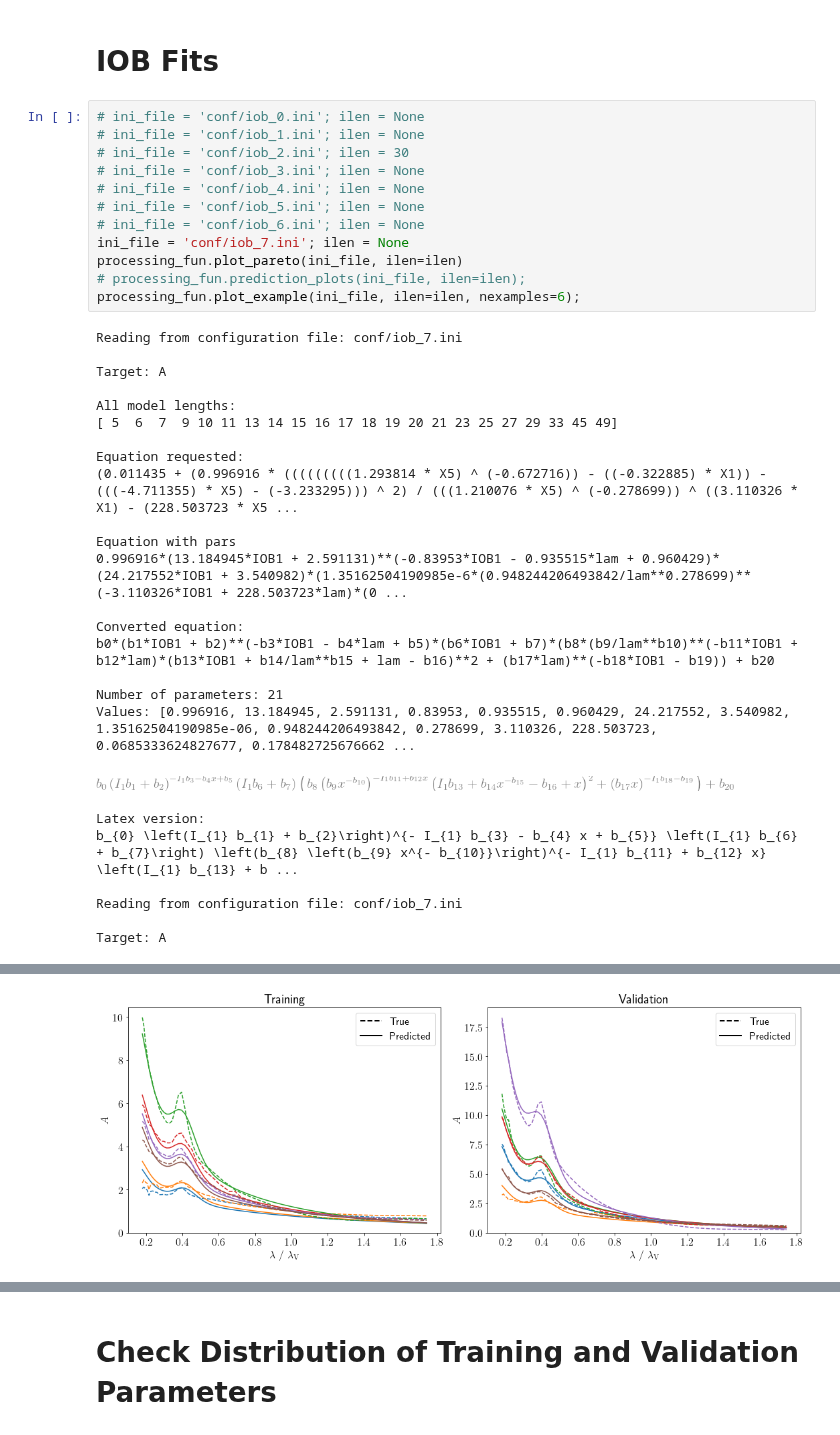
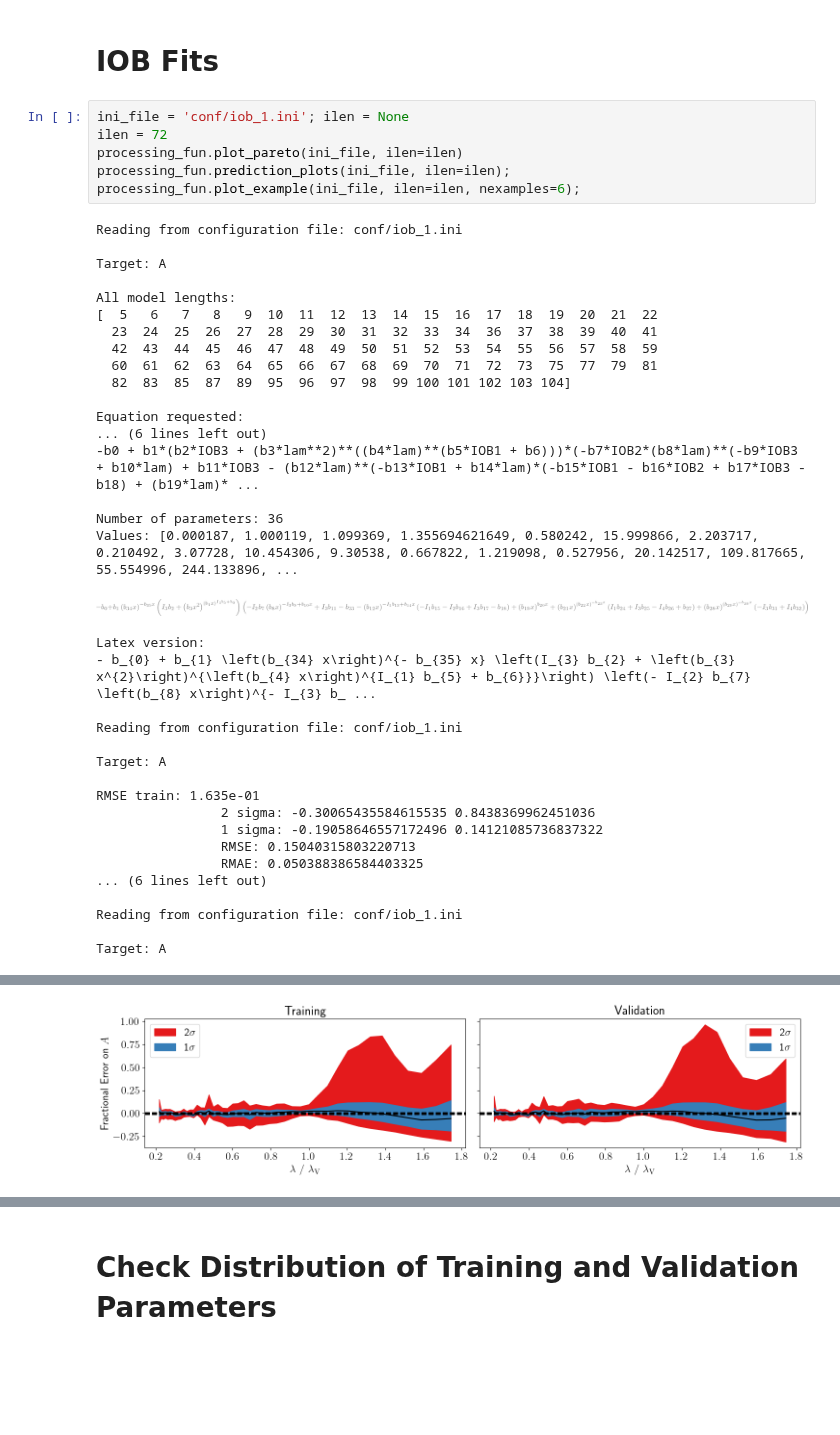
Before and after one commit to maho3/iob-attenuation, a Jupyter notebook: symbolic_regression/Results.ipynb, the cells around one changed output, grey strips where cells are left out. Cells and saved outputs as stored; diff of their text form; blank space fills up the shorter version.

```diff
--- a/symbolic_regression/Results.ipynb
+++ b/symbolic_regression/Results.ipynb
@@ -9,40 +9,44 @@ import numpy as np
 # %% [markdown]
 # IOB Fits
 # %%
-# ini_file = 'conf/iob_0.ini'; ilen = None
-# ini_file = 'conf/iob_1.ini'; ilen = None
-# ini_file = 'conf/iob_2.ini'; ilen = 30
-# ini_file = 'conf/iob_3.ini'; ilen = None
-# ini_file = 'conf/iob_4.ini'; ilen = None
-# ini_file = 'conf/iob_5.ini'; ilen = None
-# ini_file = 'conf/iob_6.ini'; ilen = None
-ini_file = 'conf/iob_7.ini'; ilen = None
+ini_file = 'conf/iob_1.ini'; ilen = None
+ilen = 72
 processing_fun.plot_pareto(ini_file, ilen=ilen)
-# processing_fun.prediction_plots(ini_file, ilen=ilen);
+processing_fun.prediction_plots(ini_file, ilen=ilen);
 processing_fun.plot_example(ini_file, ilen=ilen, nexamples=6);
 # %% [output]
-Reading from configuration file: conf/iob_7.ini
+Reading from configuration file: conf/iob_1.ini
 
 Target: A
 
 All model lengths:
-[ 5  6  7  9 10 11 13 14 15 16 17 18 19 20 21 23 25 27 29 33 45 49]
+[  5   6   7   8   9  10  11  12  13  14  15  16  17  18  19  20  21  22
+  23  24  25  26  27  28  29  30  31  32  33  34  36  37  38  39  40  41
+  42  43  44  45  46  47  48  49  50  51  52  53  54  55  56  57  58  59
+  60  61  62  63  64  65  66  67  68  69  70  71  72  73  75  77  79  81
+  82  83  85  87  89  95  96  97  98  99 100 101 102 103 104]
 
 Equation requested:
-(0.011435 + (0.996916 * (((((((((1.293814 * X5) ^ (-0.672716)) - ((-0.322885) * X1)) - (((-4.711355) * X5) - (-3.233295))) ^ 2) / (((1.210076 * X5) ^ (-0.278699)) ^ ((3.110326 * X1) - (228.503723 * X5 ...
+... (6 lines left out)
+-b0 + b1*(b2*IOB3 + (b3*lam**2)**((b4*lam)**(b5*IOB1 + b6)))*(-b7*IOB2*(b8*lam)**(-b9*IOB3 + b10*lam) + b11*IOB3 - (b12*lam)**(-b13*IOB1 + b14*lam)*(-b15*IOB1 - b16*IOB2 + b17*IOB3 - b18) + (b19*lam)* ...
 
-Equation with pars
-0.996916*(13.184945*IOB1 + 2.591131)**(-0.83953*IOB1 - 0.935515*lam + 0.960429)*(24.217552*IOB1 + 3.540982)*(1.35162504190985e-6*(0.948244206493842/lam**0.278699)**(-3.110326*IOB1 + 228.503723*lam)*(0 ...
-
-Converted equation:
-b0*(b1*IOB1 + b2)**(-b3*IOB1 - b4*lam + b5)*(b6*IOB1 + b7)*(b8*(b9/lam**b10)**(-b11*IOB1 + b12*lam)*(b13*IOB1 + b14/lam**b15 + lam - b16)**2 + (b17*lam)**(-b18*IOB1 - b19)) + b20
-
-Number of parameters: 21
-Values: [0.996916, 13.184945, 2.591131, 0.83953, 0.935515, 0.960429, 24.217552, 3.540982, 1.35162504190985e-06, 0.948244206493842, 0.278699, 3.110326, 228.503723, 0.0685333624827677, 0.178482725676662 ...
+Number of parameters: 36
+Values: [0.000187, 1.000119, 1.099369, 1.355694621649, 0.580242, 15.999866, 2.203717, 0.210492, 3.07728, 10.454306, 9.30538, 0.667822, 1.219098, 0.527956, 20.142517, 109.817665, 55.554996, 244.133896, ...
-[figure, old version]
+[figure, new version]
 Latex version:
-b_{0} \left(I_{1} b_{1} + b_{2}\right)^{- I_{1} b_{3} - b_{4} x + b_{5}} \left(I_{1} b_{6} + b_{7}\right) \left(b_{8} \left(b_{9} x^{- b_{10}}\right)^{- I_{1} b_{11} + b_{12} x} \left(I_{1} b_{13} + b ...
+- b_{0} + b_{1} \left(b_{34} x\right)^{- b_{35} x} \left(I_{3} b_{2} + \left(b_{3} x^{2}\right)^{\left(b_{4} x\right)^{I_{1} b_{5} + b_{6}}}\right) \left(- I_{2} b_{7} \left(b_{8} x\right)^{- I_{3} b_ ...
 
-Reading from configuration file: conf/iob_7.ini
+Reading from configuration file: conf/iob_1.ini
 
 Target: A
+
+RMSE train: 1.635e-01
+                2 sigma: -0.30065435584615535 0.8438369962451036
+                1 sigma: -0.19058646557172496 0.14121085736837322
+                RMSE: 0.15040315803220713
+                RMAE: 0.050388386584403325
+... (6 lines left out)
+
+Reading from configuration file: conf/iob_1.ini
+
+Target: A
@@ -50 +54 @@ Target: A
-[figure, old version]
+[figure, new version]
```
Also changed, not shown: parts of 2 cells of this notebook, 9 other files.
